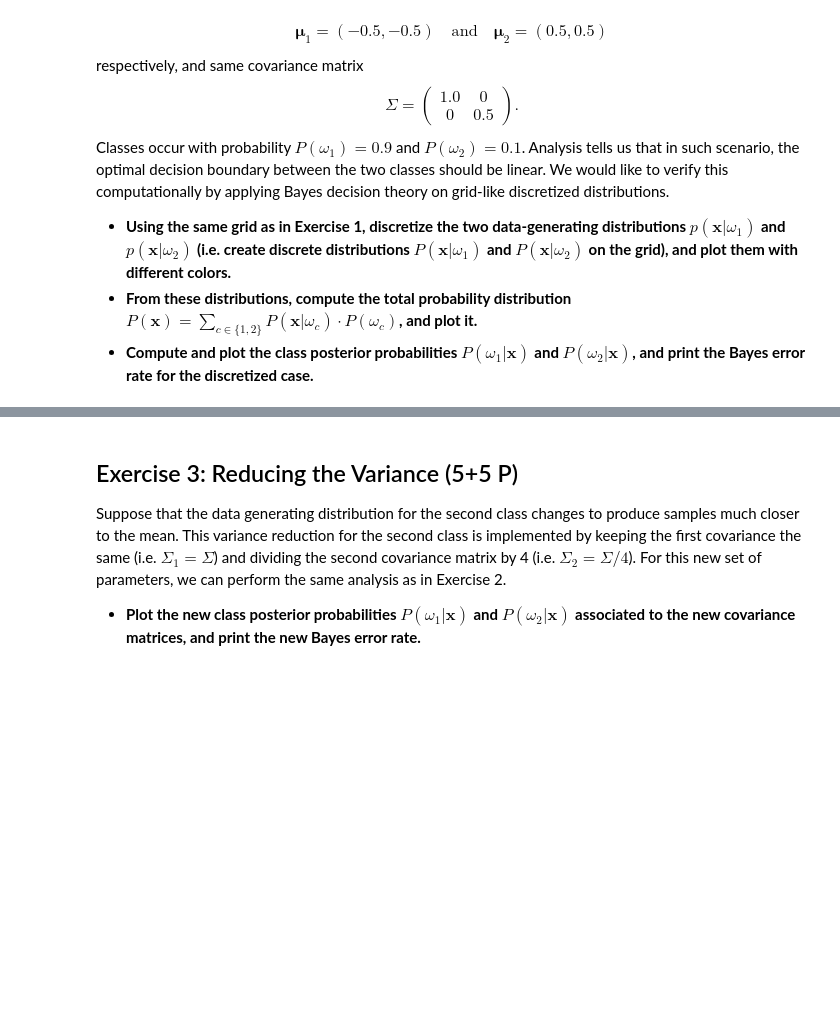
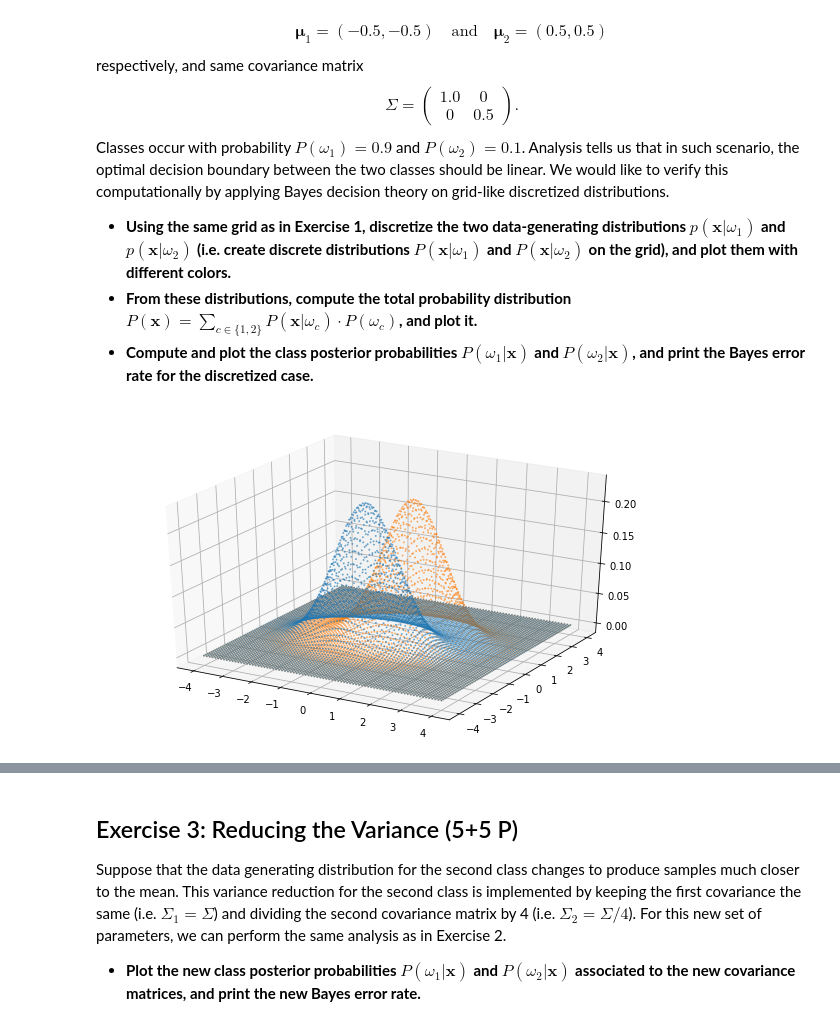
Before and after one commit to ro-pardo/machine-learning-1, a Jupyter notebook: exercise-1/sheet01.ipynb, the cells around one changed output, grey strips where cells are left out. Saved outputs shown, nothing was run; the diff lists cells and outputs as text; code cells hidden in the pictures; blank space fills up the shorter version.

```diff
--- a/exercise-1/sheet01.ipynb
+++ b/exercise-1/sheet01.ipynb
@@ -167,0 +155,44 @@ solutions.s2c()
+# %%
+mu_1 = np.array([-0.5, -0.5])
+mu_2 = np.array([0.5, 0.5])
+
+mu = np.array([mu_1, mu_2])
+
+CoVariance_base = np.array([[1.0, 0], [0, 0.5]])
+
+CoVariance = np.array([CoVariance_base, CoVariance_base])
+
+P_w1=0.9
+P_w2=0.1
+
+P_w = np.array([P_w1, P_w2])
+# %%
+def P_x_Wj(X, Y, j):
+    density = P_w.size
+    factor_pi = (2*math.pi)**density
+    det_covariance = np.linalg.det(CoVariance[j])
+    factor = 1 / (math.sqrt(factor_pi * det_covariance))
+
+    x_minus_mu = np.array([X - mu[j, 0], Y - mu[j, 1]])
+    transpose = x_minus_mu.transpose(0, 1, 2)
+
+    inverse_covariance = np.linalg.inv(CoVariance[j])
+
+    matrix_result = np.empty([transpose.shape[1], transpose.shape[2]])
+    for index_i in range(0, transpose.shape[1]):
+        for index_j in range(0, transpose.shape[2]):
+            first_mult = np.matmul(transpose[:,index_i,index_j], inverse_covariance)
+            second_mult = np.matmul(first_mult, x_minus_mu[:,index_i,index_j])
+
+            matrix_result[index_i, index_j] = -(1/2)* second_mult
+
+    return factor * math.e ** matrix_result
+# %%
+X, Y = mesh()
+
+P_x_W1 = P_x_Wj(X, Y, 0)
+P_x_W2 = P_x_Wj(X, Y, 1)
+
+plot(X, Y, P_x_W1, P_x_W2)
+# %% [output]
+[figure, added]
```
Also changed, not shown: parts of 12 cells of this notebook.
